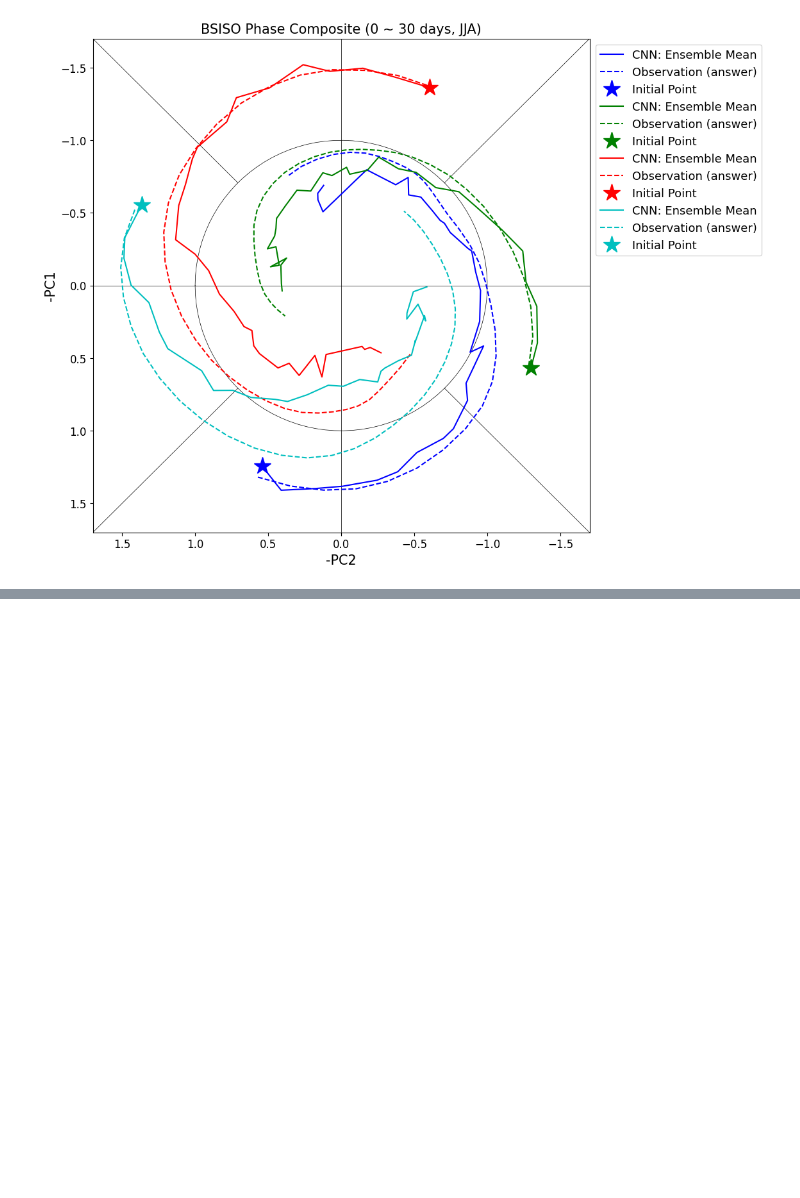
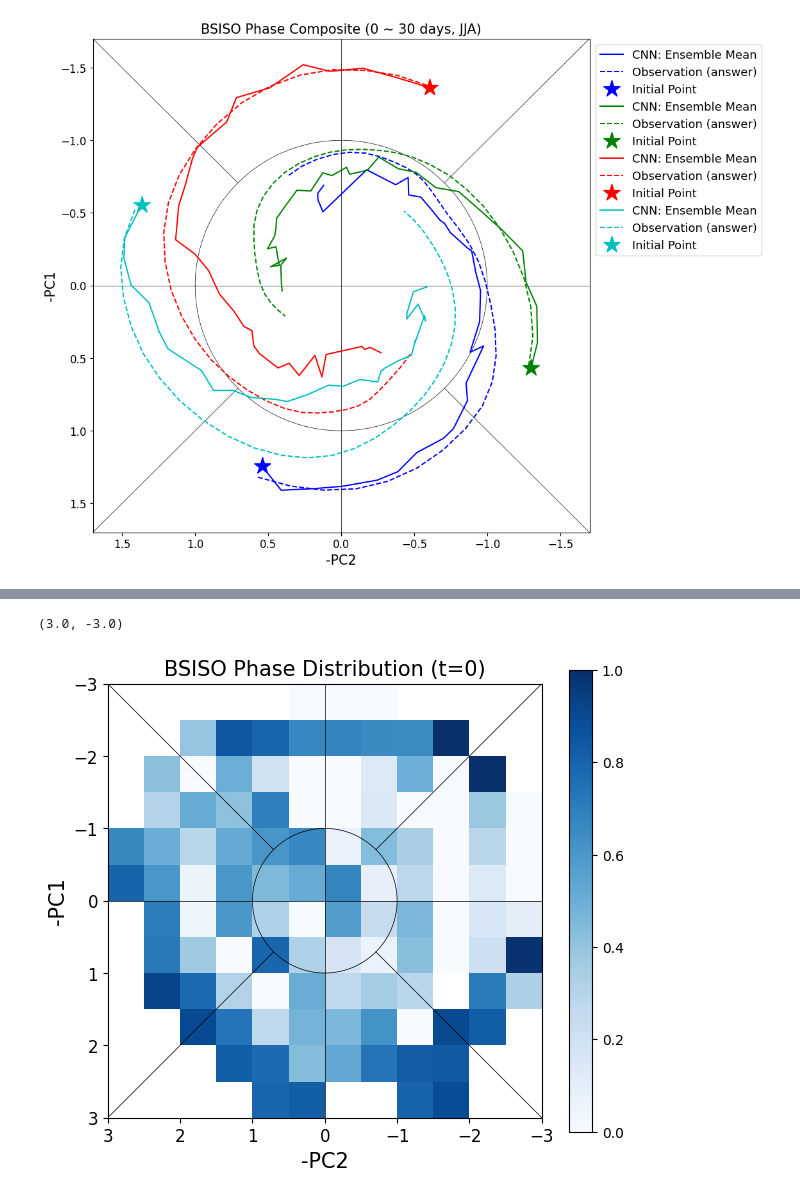
Before and after one commit to Yuumae1/machine_learning, a Jupyter notebook: notebook/cnn_analysis_v2.ipynb, the cells around one changed output, grey strips where cells are left out. Drawn from its saved outputs; the diff is of its cells as text; code cells hidden in the pictures; blank space fills up the shorter version.

```diff
--- a/notebook/cnn_analysis_v2.ipynb
+++ b/notebook/cnn_analysis_v2.ipynb
@@ -850,0 +853,3 @@ plt.legend(fontsize=13, loc='upper left', bbox_to_anchor=(1, 1))
+# %%
+t_jja = sup_jja[:,0]
+print(t_jja.shape, best_pred_jja.shape)
@@ -850,0 +920,15 @@ plt.legend(fontsize=13, loc='upper left', bbox_to_anchor=(1, 1))
+# %%
+# bin ごとのスキルを計算
+cor_bin = np.zeros((len(bin_x)-1, len(bin_y)-1, 36))
+
+for i in range(len(bin_x)-1):
+    for j in range(len(bin_y)-1):
+        idx = np.where((t_jja[0,:,0] >= bin_x[i]) & (t_jja[0,:,0] < bin_x[i+1]) & (t_jja[0,:,1] >= bin_y[j]) & (t_jja[0,:,1] < bin_y[j+1]))[0]
+        for t in range(36):
+            if len(idx) > 0:
+                cor_bin[i,j,t] = culc_cor(t_jja[t,idx], best_pred_jja[t,idx])
+            else:
+                cor_bin[i,j,t] = np.nan
+
+print(cor_bin.shape)
+print(cor_bin[:,:,35])
@@ -850,0 +953,34 @@ plt.legend(fontsize=13, loc='upper left', bbox_to_anchor=(1, 1))
+# %%
+# count 数をプロット
+plt.figure(figsize=(7,6))
+plt.gca().set_aspect('equal', adjustable='box') # アスペクト比を 1:1 に
+# r = 1 の円
+theta = np.linspace(0, 2*np.pi, 100)
+x = np.cos(theta)
+y = np.sin(theta)
+plt.plot(x, y, 'k', linewidth=0.5)
+# 中心線
+plt.hlines(0, -3, 3, 'k', linewidth=0.5)
+plt.vlines(0, -3, 3, 'k', linewidth=0.5)
+# 斜線
+plt.plot([-3, -np.sqrt(2)/2], [-3, -np.sqrt(2)/2], 'k', linewidth=0.5)
+plt.plot([np.sqrt(2)/2, 3], [np.sqrt(2)/2, 3], 'k', linewidth=0.5)
+plt.plot([-3, -np.sqrt(2)/2], [3, np.sqrt(2)/2], 'k', linewidth=0.5)
+plt.plot([np.sqrt(2)/2, 3], [-np.sqrt(2)/2, -3], 'k', linewidth=0.5)
+
+xi, yi = np.meshgrid(bin_x, bin_y)
+plt.pcolormesh(xi, yi, cor_bin[:,:,35].T, cmap='Blues', vmin=0, vmax=1)
+# colorbar は枠外に
+plt.colorbar()
+
+plt.xlabel('-PC2', fontsize=15)
+plt.ylabel('-PC1', fontsize=15)
+plt.xticks(fontsize=12)
+plt.yticks(fontsize=12)
+plt.title('BSISO Phase Distribution (t=0)', fontsize=15)
+
+plt.xlim(3, -3)
+plt.ylim(3, -3)
+# %% [output]
+(3.0, -3.0)
+[figure, added]
```
Also changed, not shown: parts of 7 cells of this notebook, 28 other files.
